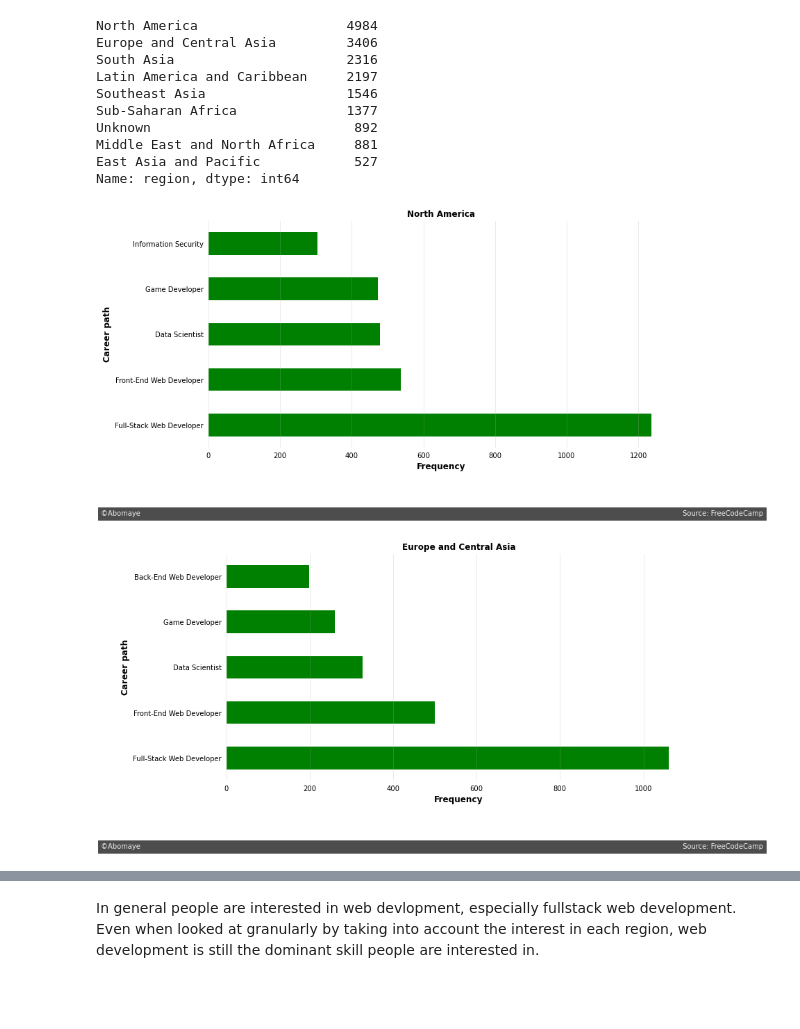
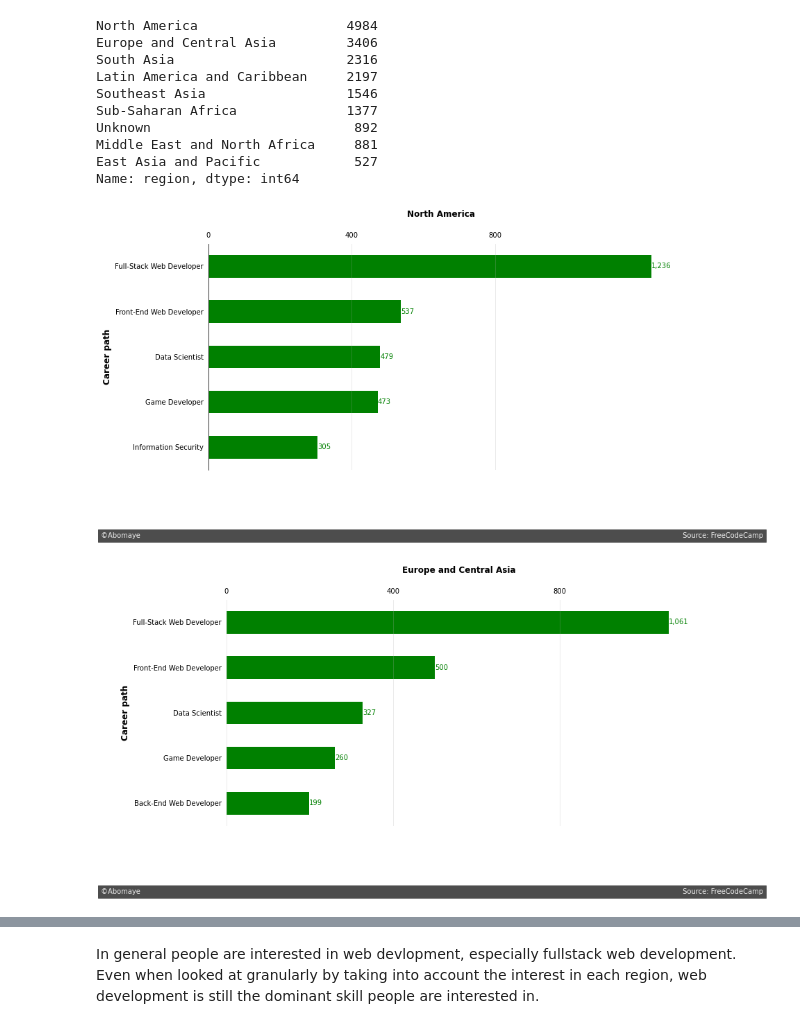
Before and after one commit to yickysan/FCC-survey, a Jupyter notebook: fcc 2021 survey.ipynb, the cells around one changed output, grey strips where cells are left out. Drawn from its saved outputs; the diff is of its cells as text; code cells hidden in the pictures; blank space fills up the shorter version.

```diff
--- a/fcc 2021 survey.ipynb
+++ b/fcc 2021 survey.ipynb
@@ -444,18 +447,20 @@ Data Engineer                                            481
 Name: career_interest, dtype: int64
 # %%
 ax, fig = plt.subplots(figsize=(12, 6))
-ax = fcc["career_interest"].value_counts().head(12).drop(["I am not interested in a software development career", "Unknown"]).plot.barh(color='green')
-ax.tick_params(bottom=0, left=0)
-ax.tick_params(bottom=0, left=0)
-spines = ["top", "bottom", "right", "left"]
+ax = fcc["career_interest"].value_counts().head(12).drop(["I am not interested in a software development career", "Unknown"]).iloc[::-1].plot.barh(color='green')
+ax.set_xticks(np.arange(0, 6000, 1000))
+ax.get_xaxis().tick_top()
+ax.tick_params(bottom=0, left=0, top=0)
+spines = ["top", "bottom", "right"]
 for spine in spines:
     ax.spines[spine].set_visible(False)
 ax.grid(axis="x", alpha=0.3)
-ax.set_xlabel("Frequency", weight="bold", size=12)
 ax.set_ylabel("Career path", weight="bold", size=12)
-ax.text(50, 11, "Most People Are Interested In Web Development",
+ax.bar_label(ax.containers[0], color="green",
+            labels= [f"{x:,.0f}" for x in ax.containers[0].datavalues])
+ax.text(50, 11.5, "Most People Are Interested In Web Development",
        weight="bold", size=15)
-ax.text(70, 10.5, "Over 5,000 people Said They Were Interested in Fullstack Web Development",
+ax.text(70, 11, "Over 5,000 people Said They Were Interested in Fullstack Web Development",
        size=12)
 ax.text(-1500,-2, "©Abomaye" +" "*250 + "Source: FreeCodeCamp",
        color="#f0f0f0", backgroundcolor="#4d4d4d")
@@ -485,39 +490,45 @@ for i in fcc["region"].value_counts().index:
     regions.append(region)
 # %%
 ax, fig = plt.subplots(figsize=(12, 6))
-ax = regions[0]["career_interest"].value_counts().head(5).plot.barh(color="green")
-ax.tick_params(bottom=0, left=0)
-spines = ["top", "bottom", "right", "left"]
+ax = regions[0]["career_interest"].value_counts().head(5).iloc[::-1].plot.barh(color="green")
+ax.set_xticks(np.arange(0, 1200, 400))
+ax.get_xaxis().tick_top()
+ax.tick_params(bottom=0, left=0, top=0)
+spines = ["top", "bottom", "right"]
 for spine in spines:
     ax.spines[spine].set_visible(False)
 
 ax.grid(axis="x", alpha=0.3)
-plt.title(regions[0]["region"].value_counts().head(1).index.values[0], weight="bold")
-ax.set_xlabel("Frequency", weight="bold", size=12)
+plt.title(regions[0]["region"].value_counts().head(1).index.values[0], weight="bold", y=1.1)
 ax.set_ylabel("Career path", weight="bold", size=12)
+ax.bar_label(ax.containers[0], color="green",
+            labels= [f"{x:,.0f}" for x in ax.containers[0].datavalues])
 ax.text(-300,-2, "©Abomaye" +" "*250 + "Source: FreeCodeCamp",
        color="#f0f0f0", backgroundcolor="#4d4d4d")
 
 plt.show()
 # %% [output]
-[figure, old version]
+[figure, new version]
 # %%
 ax, fig = plt.subplots(figsize=(12, 6))
-ax = regions[1]["career_interest"].value_counts().head(5).plot.barh(color='green')
-ax.tick_params(bottom=0, left=0)
+ax = regions[1]["career_interest"].value_counts().head(5).iloc[::-1].plot.barh(color='green')
+ax.set_xticks(np.arange(0, 1200, 400))
+ax.get_xaxis().tick_top()
+ax.tick_params(bottom=0, left=0, top=0)
 spines = ["top", "bottom", "right", "left"]
 for spine in spines:
     ax.spines[spine].set_visible(False)
 
 ax.grid(axis="x", alpha=0.3)
-plt.title(regions[1]["region"].value_counts().head(1).index.values[0], weight="bold")
-ax.set_xlabel("Frequency", weight="bold", size=12)
+plt.title(regions[1]["region"].value_counts().head(1).index.values[0], weight="bold", y=1.1)
 ax.set_ylabel("Career path", weight="bold", size=12)
+ax.bar_label(ax.containers[0], color="green",
+            labels= [f"{x:,.0f}" for x in ax.containers[0].datavalues])
 ax.text(-300,-2, "©Abomaye" +" "*250 + "Source: FreeCodeCamp",
        color="#f0f0f0", backgroundcolor="#4d4d4d")
 
 plt.show()
 # %% [output]
-[figure, old version]
+[figure, new version]
 # %%
 ax, fig = plt.subplots(figsize=(12, 6))
```
Also changed, not shown: parts of 9 cells of this notebook.
